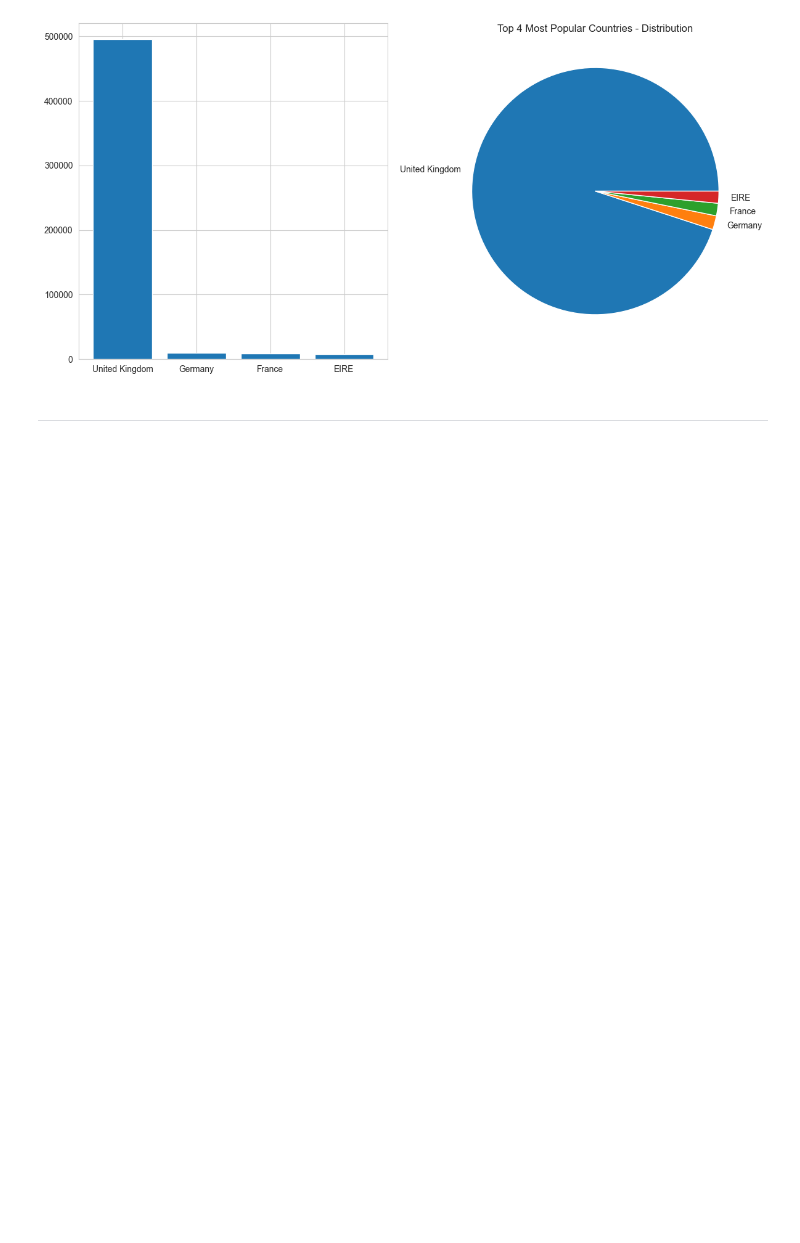
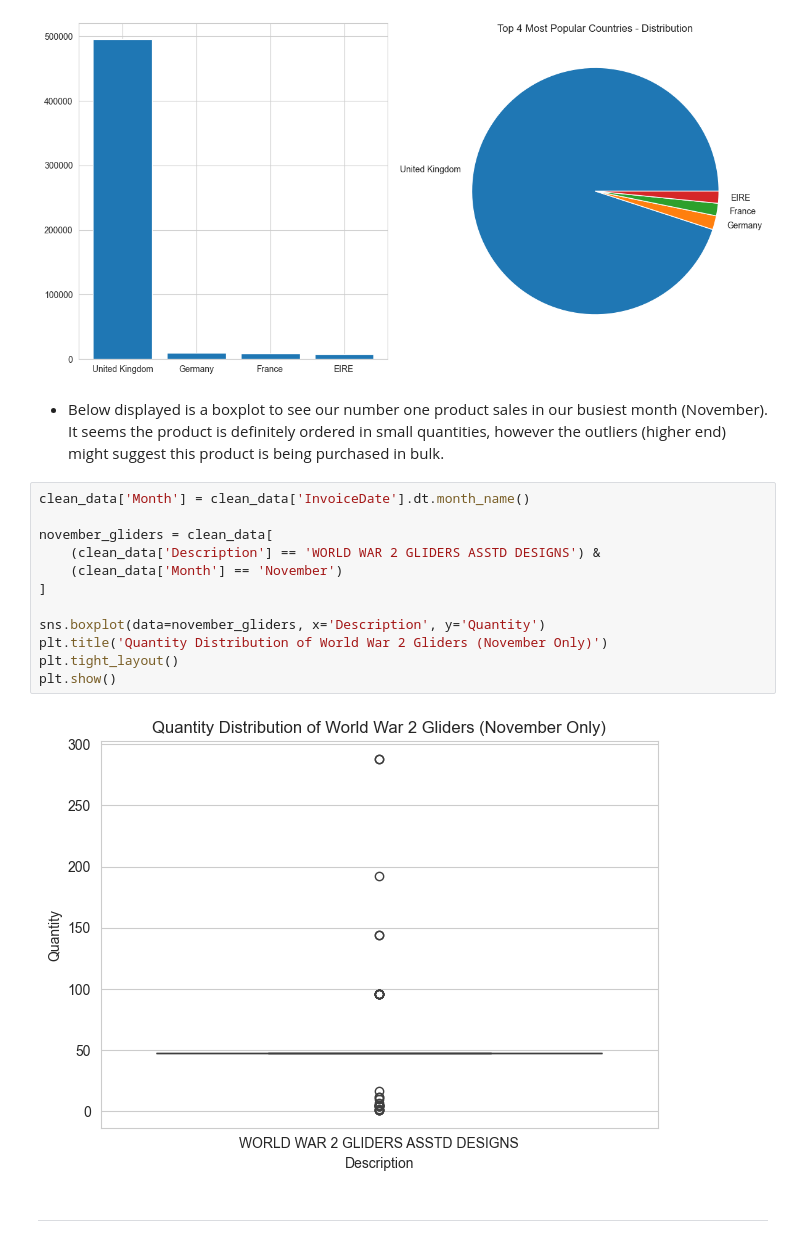
Before and after one commit to mobess12/Hackathon1, a Jupyter notebook: jupyter_notebooks/ETL.ipynb, the cells around one changed output. Saved outputs shown, nothing was run; the diff lists cells and outputs as text; blank space fills up the shorter version.

```diff
--- a/jupyter_notebooks/ETL.ipynb
+++ b/jupyter_notebooks/ETL.ipynb
@@ -327,6 +370,22 @@ France              8557
 EIRE                8196
 Name: count, dtype: int64
 [figure]
+# %% [markdown]
+* Below displayed is a boxplot to see our number one product sales in our busiest month (November). It seems the product is definitely ordered in small quantities, however the outliers (higher end) might suggest this product is being purchased in bulk.
+# %%
+clean_data['Month'] = clean_data['InvoiceDate'].dt.month_name()
+
+november_gliders = clean_data[
+    (clean_data['Description'] == 'WORLD WAR 2 GLIDERS ASSTD DESIGNS') &
+    (clean_data['Month'] == 'November')
+]
+
+sns.boxplot(data=november_gliders, x='Description', y='Quantity')
+plt.title('Quantity Distribution of World War 2 Gliders (November Only)')
+plt.tight_layout()
+plt.show()
+# %% [output]
+[figure, added]
 # %% [markdown]
 ---
 # %% [markdown]
```
Also changed, not shown: parts of 10 cells of this notebook.
